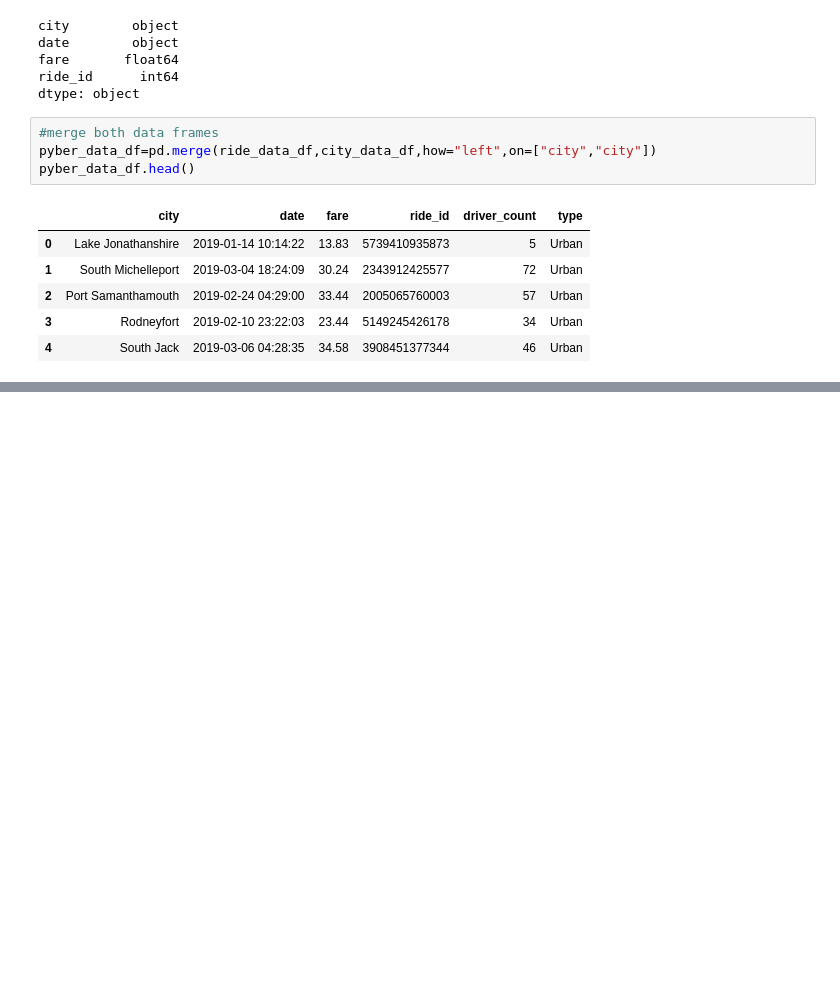
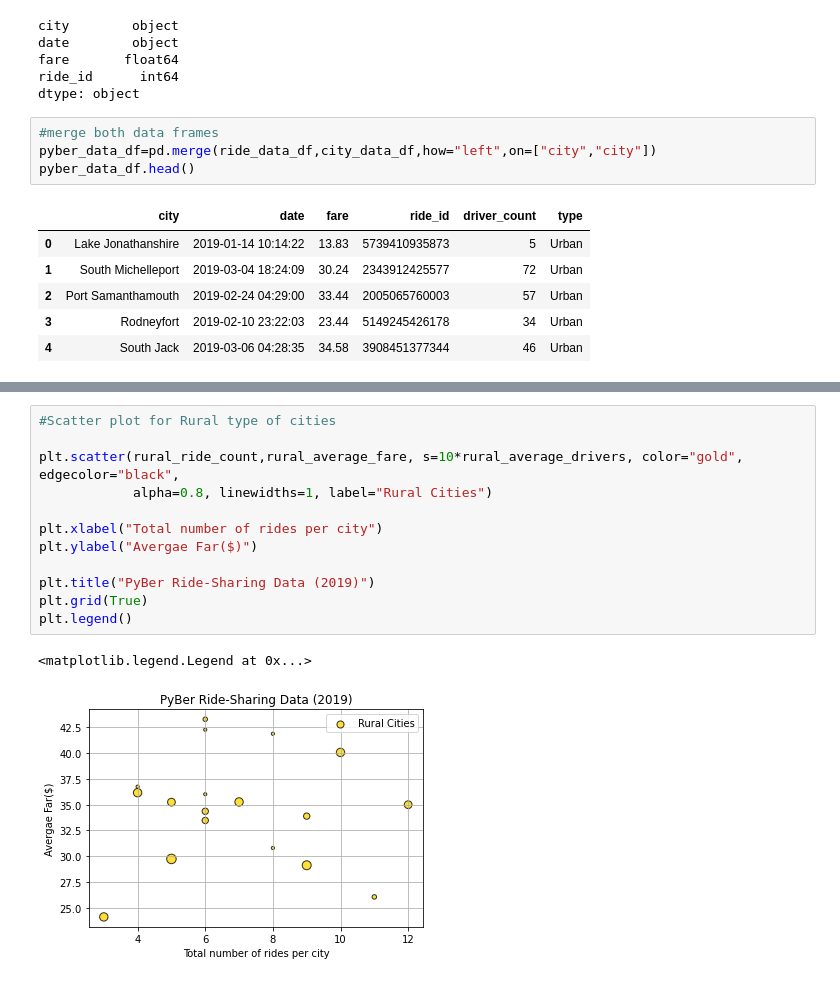
Before and after one commit to shaileeM/PyBer_Analysis, a Jupyter notebook: PyBer.ipynb, the cells around one changed output, grey strips where cells are left out. Drawn from its saved outputs; the diff is of its cells as text; blank space fills up the shorter version.

```diff
--- a/PyBer.ipynb
+++ b/PyBer.ipynb
@@ -109,0 +228,15 @@ pyber_data_df.head()
+# %%
+#Scatter plot for Rural type of cities
+
+plt.scatter(rural_ride_count,rural_average_fare, s=10*rural_average_drivers, color="gold", edgecolor="black",
+            alpha=0.8, linewidths=1, label="Rural Cities")
+
+plt.xlabel("Total number of rides per city")
+plt.ylabel("Avergae Far($)")
+
+plt.title("PyBer Ride-Sharing Data (2019)")
+plt.grid(True)
+plt.legend()
+# %% [output]
+<matplotlib.legend.Legend at 0x...>
+[figure, added]
```
Also changed, not shown: parts of 9 cells of this notebook.
